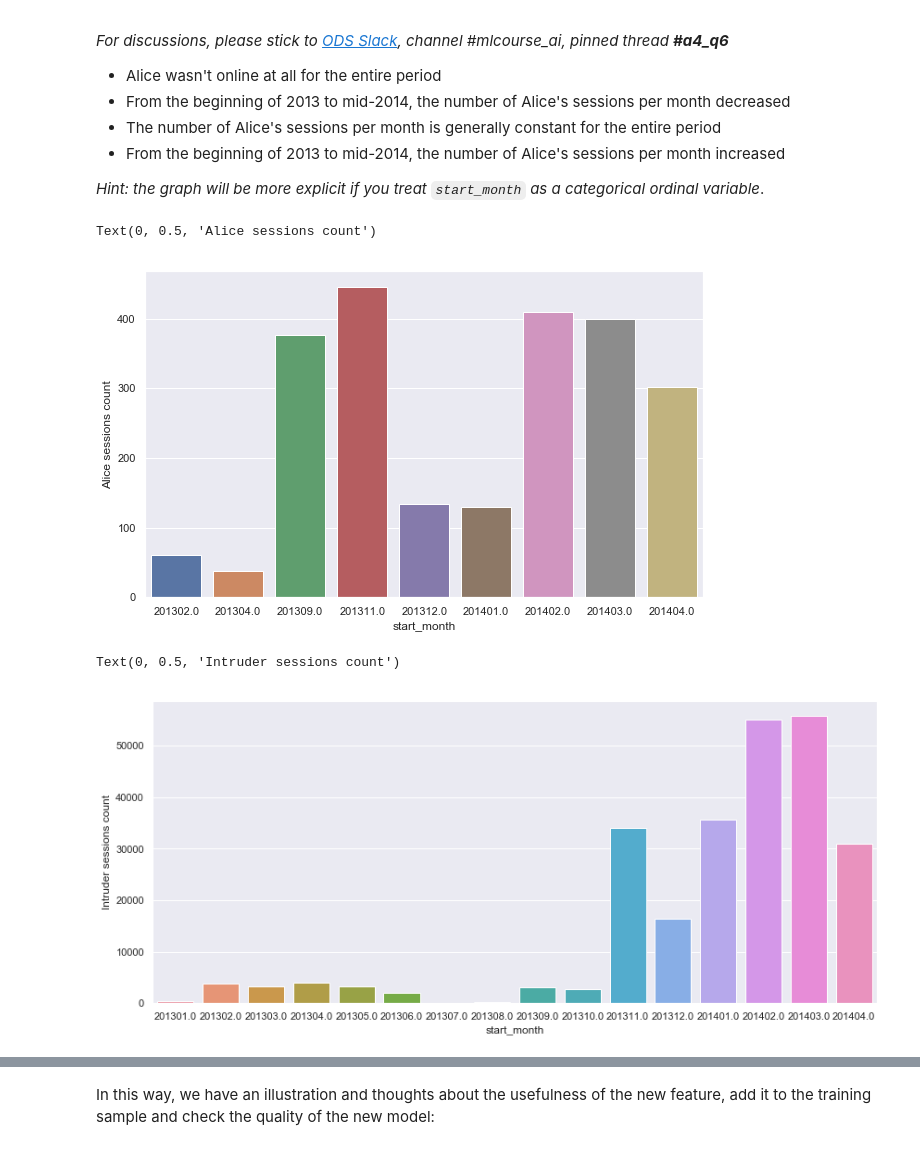
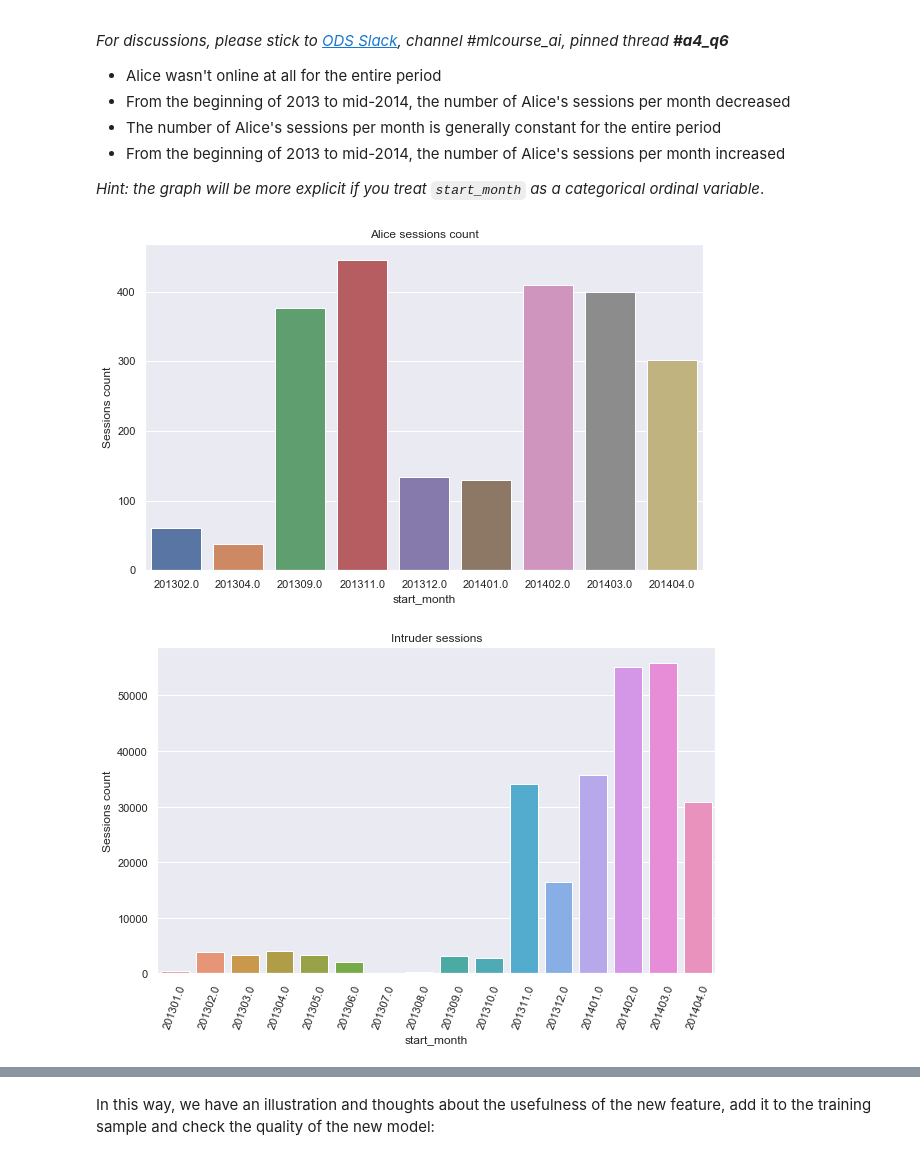
Before and after one commit to eldaniz/mlcourse.ai, a Jupyter notebook: jupyter_english/assignments_fall2018/assignment4_websites_logistic_regression.ipynb, the cells around one changed output, grey strips where cells are left out. Cells and saved outputs as stored; diff of their text form; code cells hidden in the pictures.

```diff
--- a/jupyter_english/assignments_fall2018/assignment4_websites_logistic_regression.ipynb
+++ b/jupyter_english/assignments_fall2018/assignment4_websites_logistic_regression.ipynb
@@ -491,16 +494,19 @@ train_new_feat['target'] = train_df['target']
 # Add start_month feature
 train_new_feat['start_month'] = train_df['time1'].apply(lambda ts:
                                                       100 * ts.year + ts.month).astype('float64')
+
 fig, ax = plt.subplots(figsize=(10,6))
+# plt.xticks(rotation=70)
 sns.countplot(x=train_new_feat[train_new_feat['target']==1]['start_month'], ax=ax)
-plt.ylabel('Alice sessions count')
+plt.ylabel('Sessions count')
+plt.title('Alice sessions count');
 # %% [output]
-Text(0, 0.5, 'Alice sessions count')
-[figure, old version]
+[figure, new version]
 # %%
-fig, ax = plt.subplots(figsize=(14,6))
+fig, ax = plt.subplots(figsize=(10,6))
 sns.countplot(x=train_new_feat[train_new_feat['target']==0]['start_month'], ax=ax)
-plt.ylabel('Intruder sessions count')
+plt.xticks(rotation=70)
+plt.ylabel('Sessions count')
+plt.title('Intruder sessions');
 # %% [output]
-Text(0, 0.5, 'Intruder sessions count')
-[figure, old version]
+[figure, new version]
```
Also changed, not shown: parts of 17 cells of this notebook.
